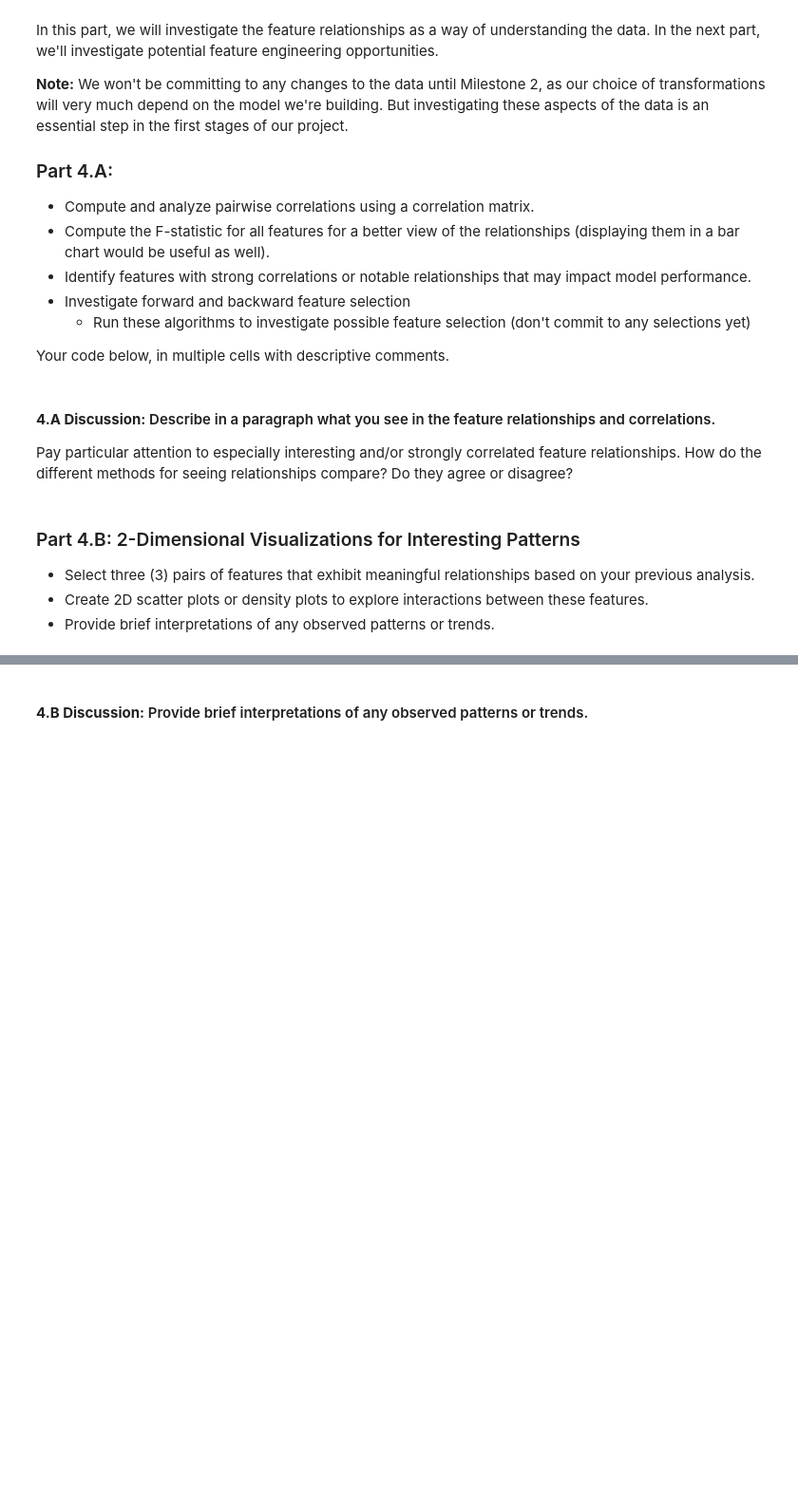
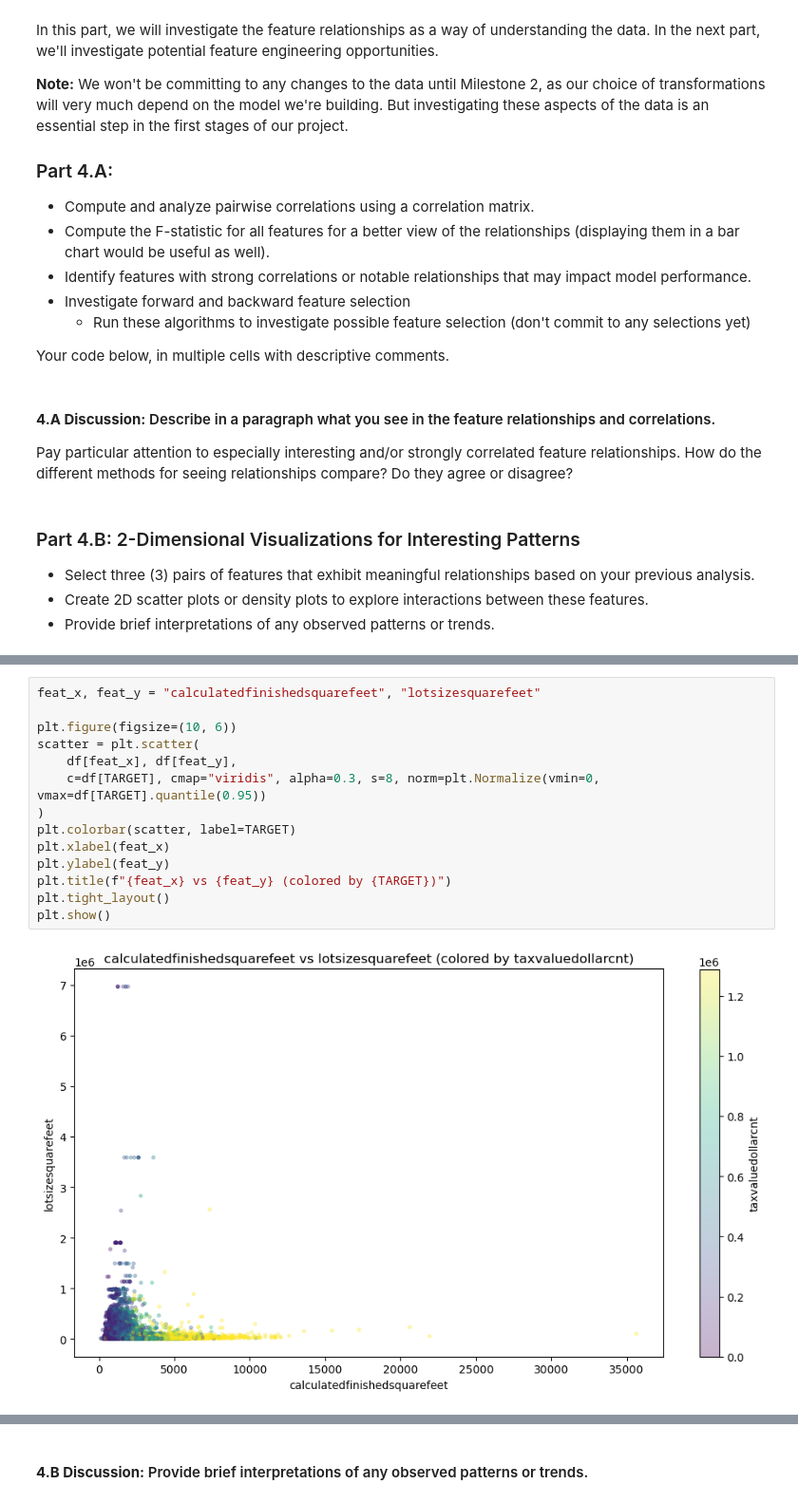
Before and after one commit to kumargaurav-bu-edu/bu_shared_projects, a Jupyter notebook: Milestone_01.ipynb, the cells around one changed output, grey strips where cells are left out. Shown at 95% size. Saved outputs shown, nothing was run; the diff lists cells and outputs as text; blank space fills up the shorter version.

```diff
--- a/Milestone_01.ipynb
+++ b/Milestone_01.ipynb
@@ -848,0 +967,16 @@ Pay particular attention to especially interesting and/or strongly correlated fe
+# %%
+feat_x, feat_y = "calculatedfinishedsquarefeet", "lotsizesquarefeet"
+
+plt.figure(figsize=(10, 6))
+scatter = plt.scatter(
+    df[feat_x], df[feat_y],
+    c=df[TARGET], cmap="viridis", alpha=0.3, s=8, norm=plt.Normalize(vmin=0, vmax=df[TARGET].quantile(0.95))
+)
+plt.colorbar(scatter, label=TARGET)
+plt.xlabel(feat_x)
+plt.ylabel(feat_y)
+plt.title(f"{feat_x} vs {feat_y} (colored by {TARGET})")
+plt.tight_layout()
+plt.show()
+# %% [output]
+[figure, added]
```
Also changed, not shown: parts of 23 cells of this notebook, 2 other files.
